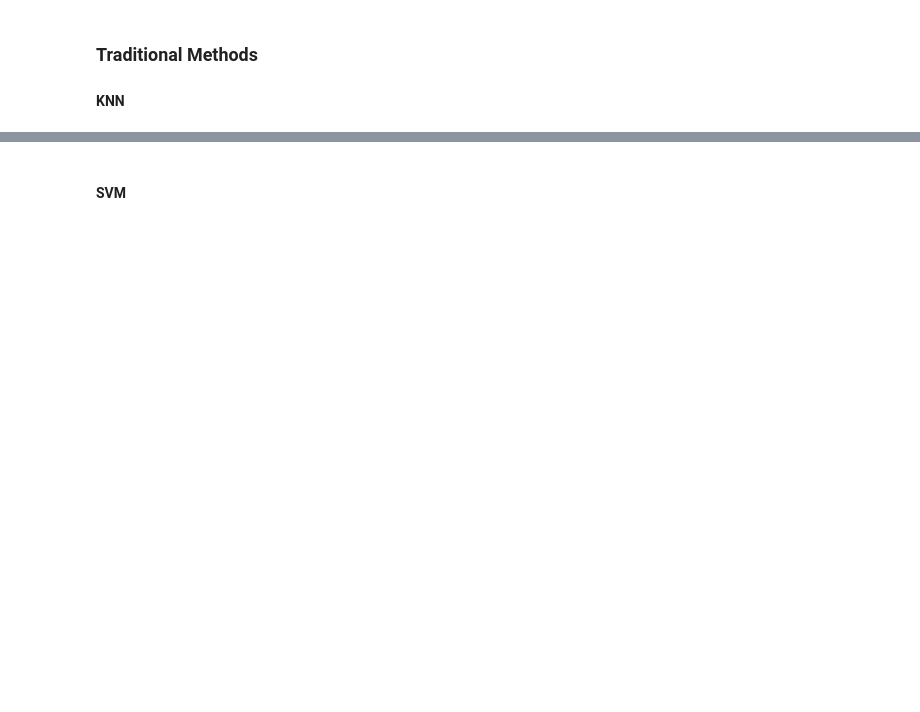
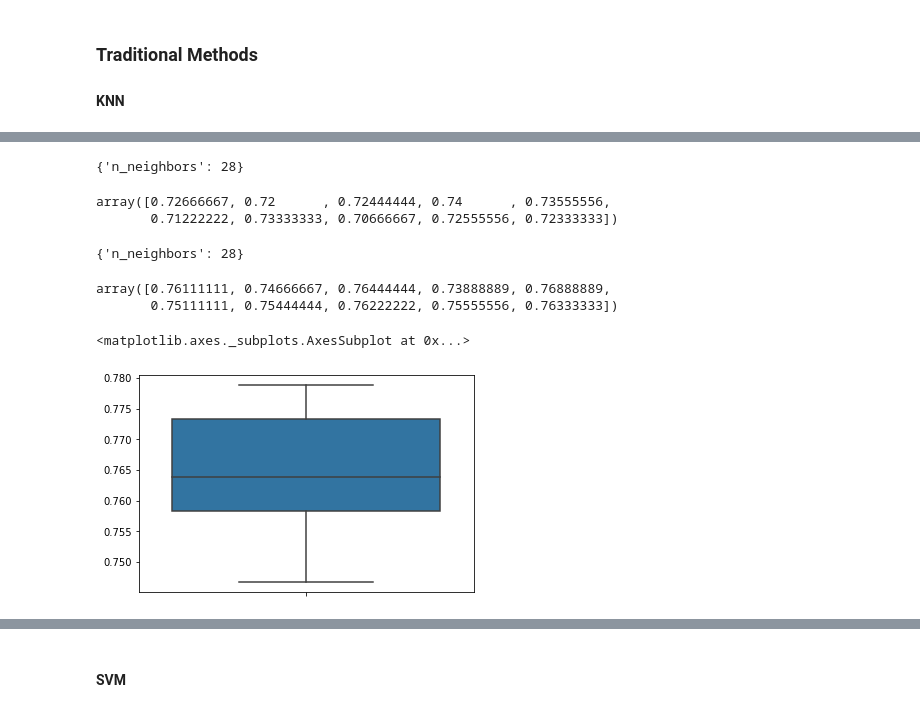
Before and after one commit to RhianTaylor6/PhDMachineLearning, a Jupyter notebook: Untitled.ipynb, the cells around one changed output, grey strips where cells are left out. Saved outputs shown, nothing was run; the diff lists cells and outputs as text; code cells hidden in the pictures; blank space fills up the shorter version.

```diff
--- a/Untitled.ipynb
+++ b/Untitled.ipynb
@@ -68,0 +127,43 @@ array([0.75777778, 0.75444444, 0.76222222, 0.76222222, 0.76777778,
+# %%
+#parameter search - normalised
+grid = {"n_neighbors":range(1,30)}
+
+model_cv = GridSearchCV(KNN,grid,cv=10,iid=False)
+model_cv.fit(X_train_norm,y_train)
+model_cv.best_params_
+# %% [output]
+{'n_neighbors': 28}
+# %%
+KNN = KNeighborsClassifier(n_neighbors=24)
+KNN.fit(X_train_norm, y_train)
+KNN_norm_best_num_neighbours = KNN.score(X_test_norm, y_test)
+# %%
+#KNN Cross Val - normalised
+cross_val_score(KNN,X_train_norm,y_train,cv=10)
+# %% [output]
+array([0.72666667, 0.72      , 0.72444444, 0.74      , 0.73555556,
+       0.71222222, 0.73333333, 0.70666667, 0.72555556, 0.72333333])
+# %%
+#parameter search - scale
+grid = {"n_neighbors":range(1,30)}
+
+model_cv = GridSearchCV(KNN,grid,cv=10,iid=False)
+model_cv.fit(X_train_scale,y_train)
+model_cv.best_params_
+# %% [output]
+{'n_neighbors': 28}
+# %%
+KNN = KNeighborsClassifier(n_neighbors=24)
+KNN.fit(X_train_scale, y_train)
+KNN_scale_best_num_neighbours = KNN.score(X_test_scale, y_test)
+# %%
+#KNN Cross Val - scaled
+cross_val_score(KNN,X_train_scale,y_train,cv=10)
+# %% [output]
+array([0.76111111, 0.74666667, 0.76444444, 0.73888889, 0.76888889,
+       0.75111111, 0.75444444, 0.76222222, 0.75555556, 0.76333333])
+# %%
+sns.boxplot(y=cross_val_score(KNN,X_train,y_train,cv=10))
+# %% [output]
+<matplotlib.axes._subplots.AxesSubplot at 0x...>
+[figure, added]
```
Also changed, not shown: parts of 92 cells of this notebook, 19 other files.
